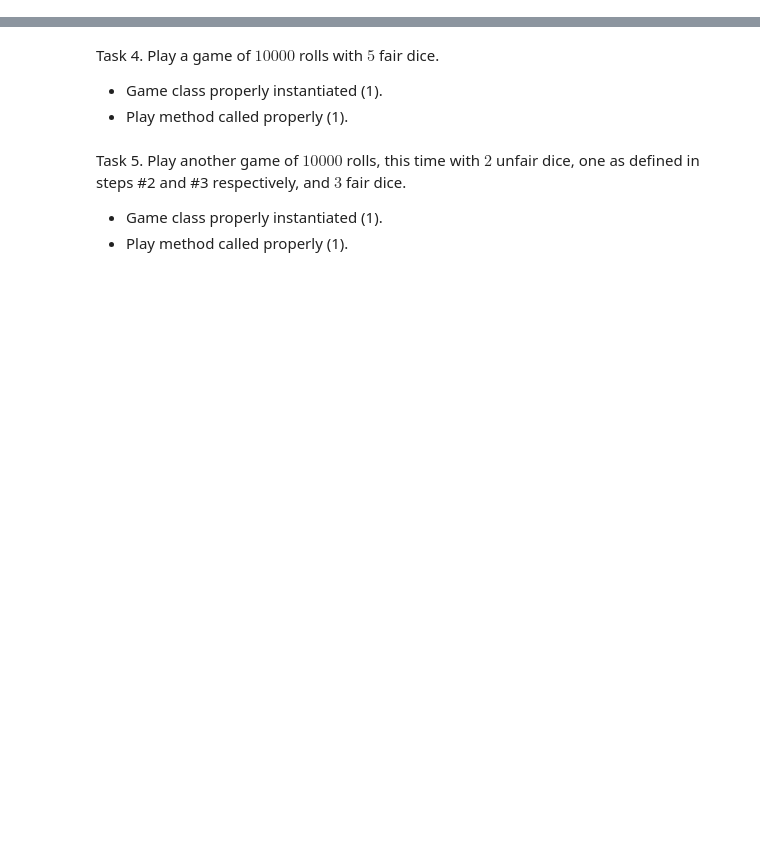
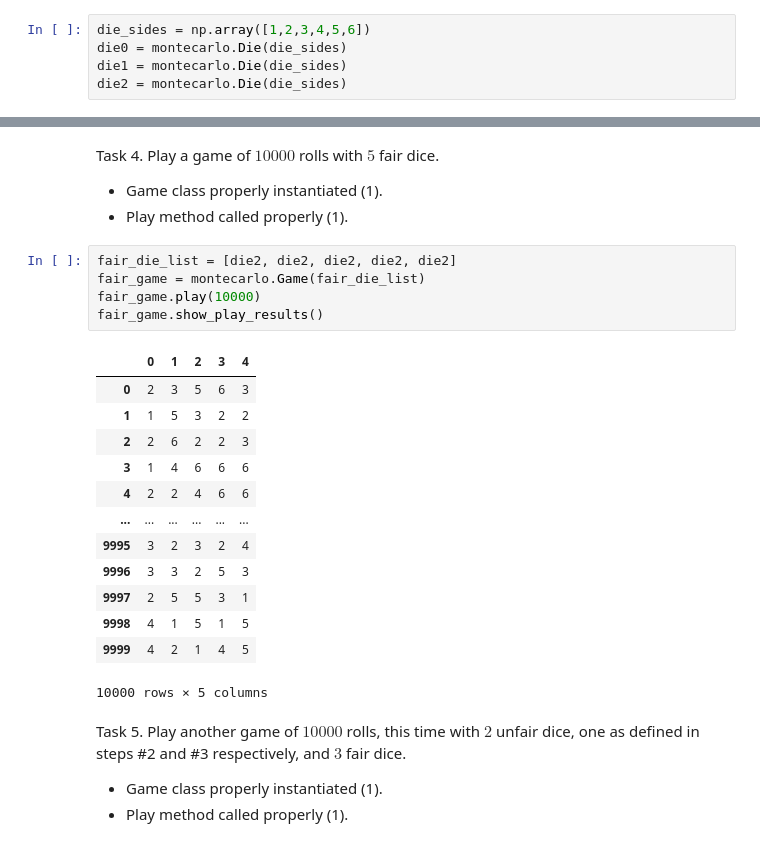
Before and after one commit to hvalenty/ds5100-finalproject-unc6kr, a Jupyter notebook: HV_FinalProjectTemplate.ipynb, the cells around one changed output, grey strips where cells are left out. Drawn from its saved outputs; the diff is of its cells as text; blank space fills up the shorter version.

```diff
--- a/HV_FinalProjectTemplate.ipynb
+++ b/HV_FinalProjectTemplate.ipynb
@@ -833,6 +833,11 @@ Text(0.5, 1.0, 'Analyzer Relative Frequency Comparison')
 Task 1. Create three dice, each with six sides having the faces 1 through 6.
 
 - Three die objects created (1).
+# %%
+die_sides = np.array([1,2,3,4,5,6])
+die0 = montecarlo.Die(die_sides)
+die1 = montecarlo.Die(die_sides)
+die2 = montecarlo.Die(die_sides)
 # %% [markdown]
 Task 2. Convert one of the dice to an unfair one by weighting the face $6$ five times more than the other weights (i.e. it has weight of 5 and the others a weight of 1 each).
 
@@ -846,6 +873,25 @@ Task 4. Play a game of $10000$ rolls with $5$ fair dice.
 
 - Game class properly instantiated (1).
 - Play method called properly (1).
+# %%
+fair_die_list = [die2, die2, die2, die2, die2]
+fair_game = montecarlo.Game(fair_die_list)
+fair_game.play(10000)
+fair_game.show_play_results()
+# %% [output]
+|  | 0 | 1 | 2 | 3 | 4 |
+| 0 | 2 | 3 | 5 | 6 | 3 |
+| 1 | 1 | 5 | 3 | 2 | 2 |
+| 2 | 2 | 6 | 2 | 2 | 3 |
+| 3 | 1 | 4 | 6 | 6 | 6 |
+| 4 | 2 | 2 | 4 | 6 | 6 |
+| ... | ... | ... | ... | ... | ... |
+| 9995 | 3 | 2 | 3 | 2 | 4 |
+| 9996 | 3 | 3 | 2 | 5 | 3 |
+| 9997 | 2 | 5 | 5 | 3 | 1 |
+| 9998 | 4 | 1 | 5 | 1 | 5 |
+| 9999 | 4 | 2 | 1 | 4 | 5 |
+10000 rows × 5 columns
 # %% [markdown]
 Task 5. Play another game of $10000$ rolls, this time with $2$ unfair dice, one as defined in steps #2 and #3 respectively, and $3$ fair dice.
 
```
Also changed, not shown: parts of 24 cells of this notebook.
